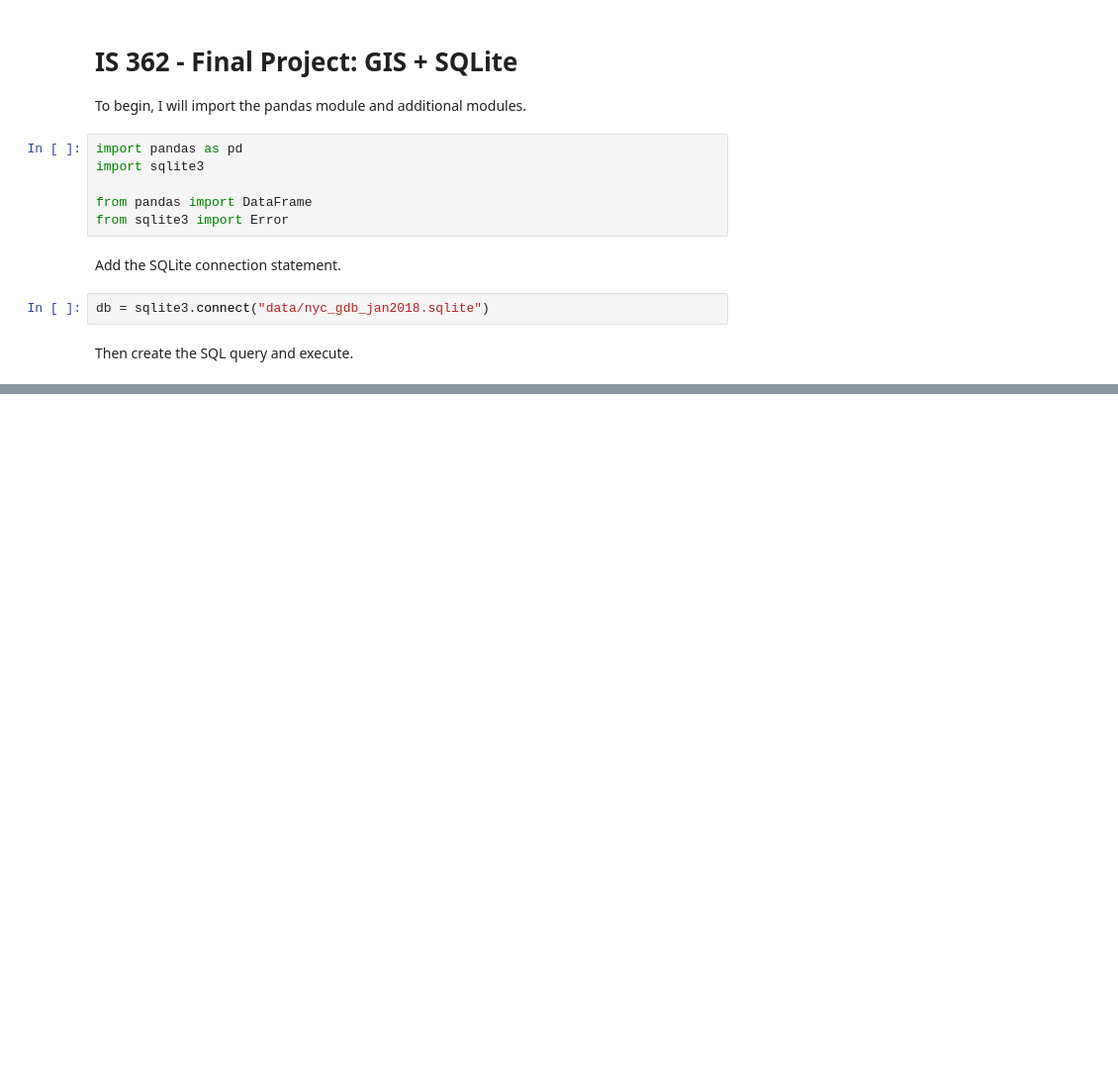
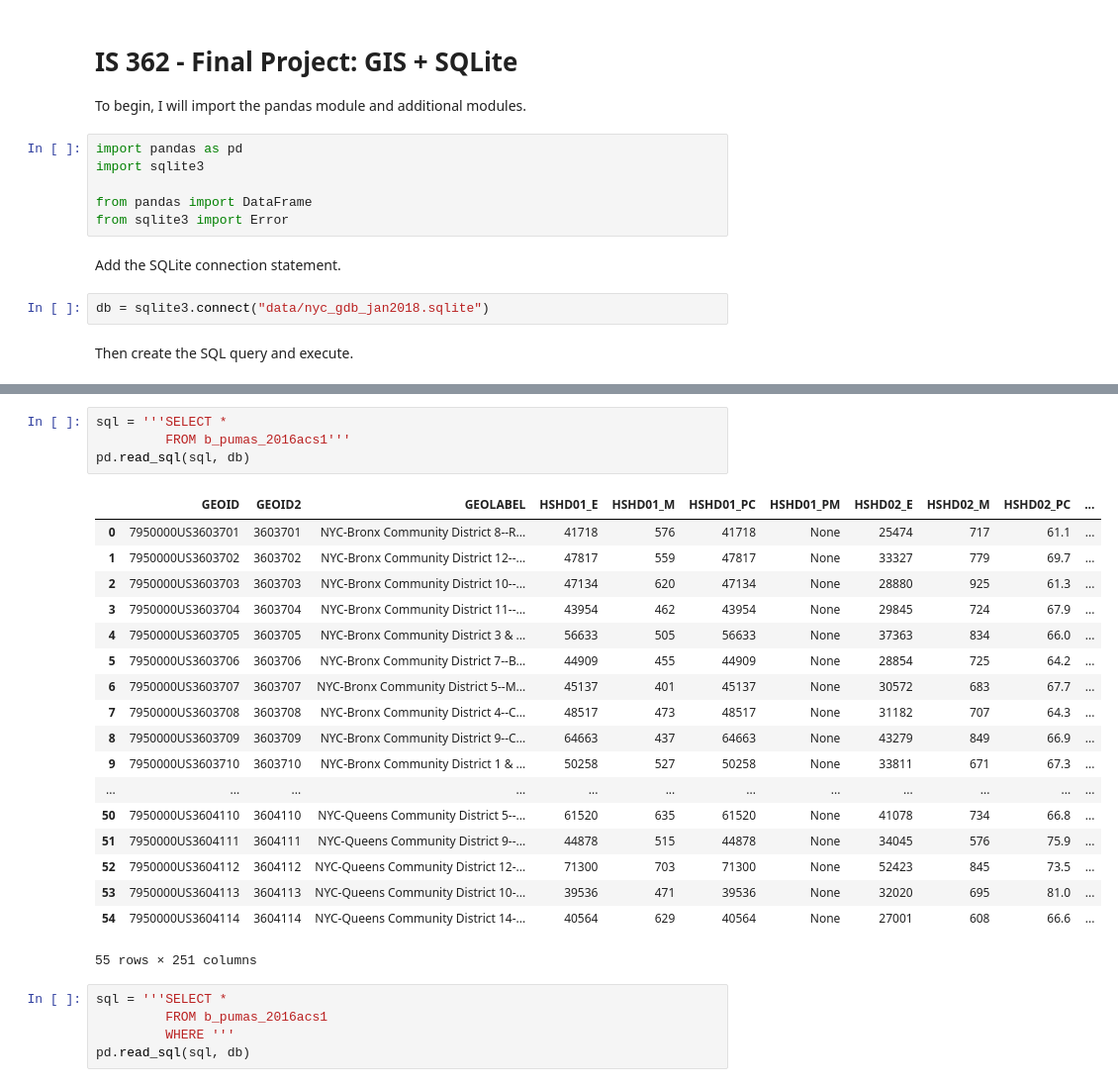
Before and after one commit to neal-rogers/IS362, a Jupyter notebook: final-project/nealrogers-final-project.ipynb, the cells around one changed output, grey strips where cells are left out. Shown at 99% size. Drawn from its saved outputs; the diff is of its cells as text; blank space fills up the shorter version.

```diff
--- a/final-project/nealrogers-final-project.ipynb
+++ b/final-project/nealrogers-final-project.ipynb
@@ -77,0 +197,28 @@ FROM  a_subway_stations': no such function: ST_AsText
+# %%
+sql = '''SELECT *
+         FROM b_pumas_2016acs1'''
+pd.read_sql(sql, db)
+# %% [output]
+|  | GEOID | GEOID2 | GEOLABEL | HSHD01_E | HSHD01_M | HSHD01_PC | HSHD01_PM | HSHD02_E | HSHD02_M | HSHD02_PC | ... |
+| 0 | 7950000US3603701 | 3603701 | NYC-Bronx Community District 8--R... | 41718 | 576 | 41718 | None | 25474 | 717 | 61.1 | ... |
+| 1 | 7950000US3603702 | 3603702 | NYC-Bronx Community District 12--... | 47817 | 559 | 47817 | None | 33327 | 779 | 69.7 | ... |
+| 2 | 7950000US3603703 | 3603703 | NYC-Bronx Community District 10--... | 47134 | 620 | 47134 | None | 28880 | 925 | 61.3 | ... |
+| 3 | 7950000US3603704 | 3603704 | NYC-Bronx Community District 11--... | 43954 | 462 | 43954 | None | 29845 | 724 | 67.9 | ... |
+| 4 | 7950000US3603705 | 3603705 | NYC-Bronx Community District 3 & ... | 56633 | 505 | 56633 | None | 37363 | 834 | 66.0 | ... |
+| 5 | 7950000US3603706 | 3603706 | NYC-Bronx Community District 7--B... | 44909 | 455 | 44909 | None | 28854 | 725 | 64.2 | ... |
+| 6 | 7950000US3603707 | 3603707 | NYC-Bronx Community District 5--M... | 45137 | 401 | 45137 | None | 30572 | 683 | 67.7 | ... |
+| 7 | 7950000US3603708 | 3603708 | NYC-Bronx Community District 4--C... | 48517 | 473 | 48517 | None | 31182 | 707 | 64.3 | ... |
+| 8 | 7950000US3603709 | 3603709 | NYC-Bronx Community District 9--C... | 64663 | 437 | 64663 | None | 43279 | 849 | 66.9 | ... |
+| 9 | 7950000US3603710 | 3603710 | NYC-Bronx Community District 1 & ... | 50258 | 527 | 50258 | None | 33811 | 671 | 67.3 | ... |
+| ... | ... | ... | ... | ... | ... | ... | ... | ... | ... | ... | ... |
+| 50 | 7950000US3604110 | 3604110 | NYC-Queens Community District 5--... | 61520 | 635 | 61520 | None | 41078 | 734 | 66.8 | ... |
+| 51 | 7950000US3604111 | 3604111 | NYC-Queens Community District 9--... | 44878 | 515 | 44878 | None | 34045 | 576 | 75.9 | ... |
+| 52 | 7950000US3604112 | 3604112 | NYC-Queens Community District 12-... | 71300 | 703 | 71300 | None | 52423 | 845 | 73.5 | ... |
+| 53 | 7950000US3604113 | 3604113 | NYC-Queens Community District 10-... | 39536 | 471 | 39536 | None | 32020 | 695 | 81.0 | ... |
+| 54 | 7950000US3604114 | 3604114 | NYC-Queens Community District 14-... | 40564 | 629 | 40564 | None | 27001 | 608 | 66.6 | ... |
+55 rows × 251 columns
+# %%
+sql = '''SELECT *
+         FROM b_pumas_2016acs1
+         WHERE '''
+pd.read_sql(sql, db)
```
Also changed, not shown: parts of 10 cells of this notebook, 1 other file.
